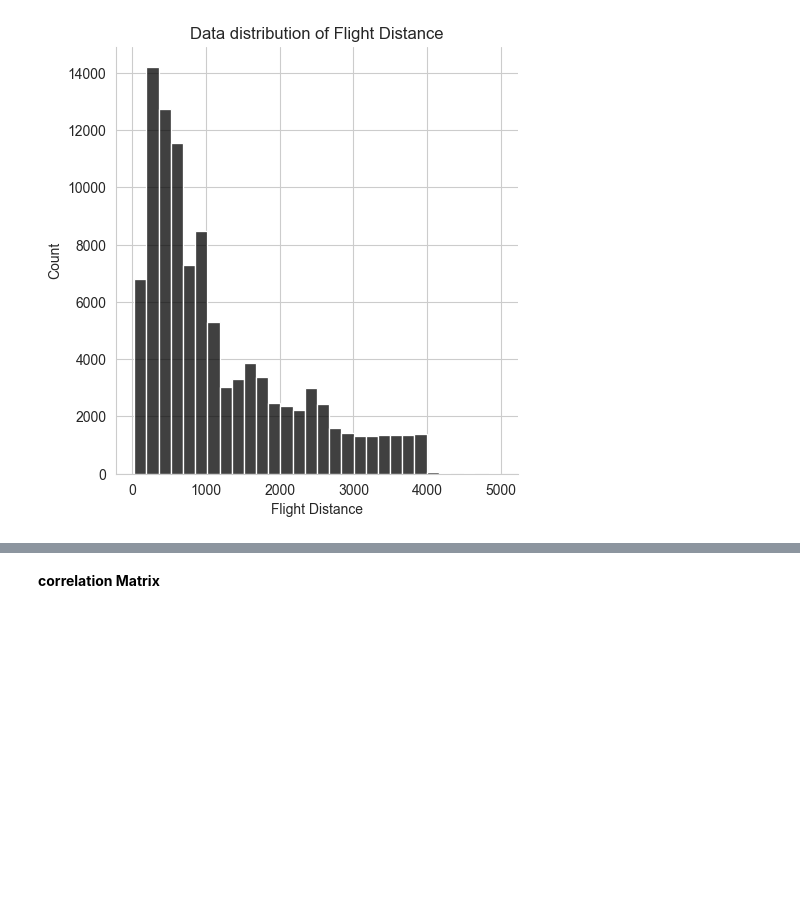
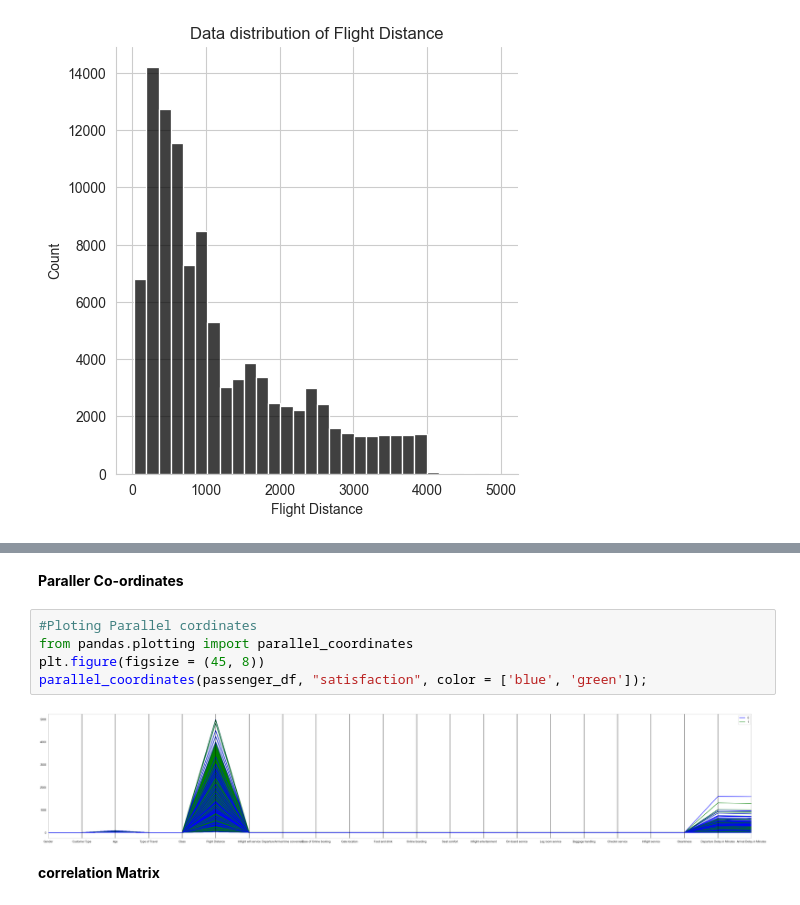
Before and after one commit to Rabbi1118/Classification-Based-Machine-Learning-Model-Development-Using-Python, a Jupyter notebook: Passenger.ipynb, the cells around one changed output, grey strips where cells are left out. Saved outputs shown, nothing was run; the diff lists cells and outputs as text; blank space fills up the shorter version.

```diff
--- a/Passenger.ipynb
+++ b/Passenger.ipynb
@@ -359,3 +297,12 @@ See the caveats in the documentation: https://pandas.pydata.org/pandas-docs/stab
+# %% [markdown]
+**Paraller Co-ordinates**
+# %%
+#Ploting Parallel cordinates
+from pandas.plotting import parallel_coordinates
+plt.figure(figsize = (45, 8))
+parallel_coordinates(passenger_df, "satisfaction", color = ['blue', 'green']);
+# %% [output]
+[figure, added]
 # %% [markdown]
 **correlation Matrix**
 # %%
```
Also changed, not shown: parts of 33 cells of this notebook.
